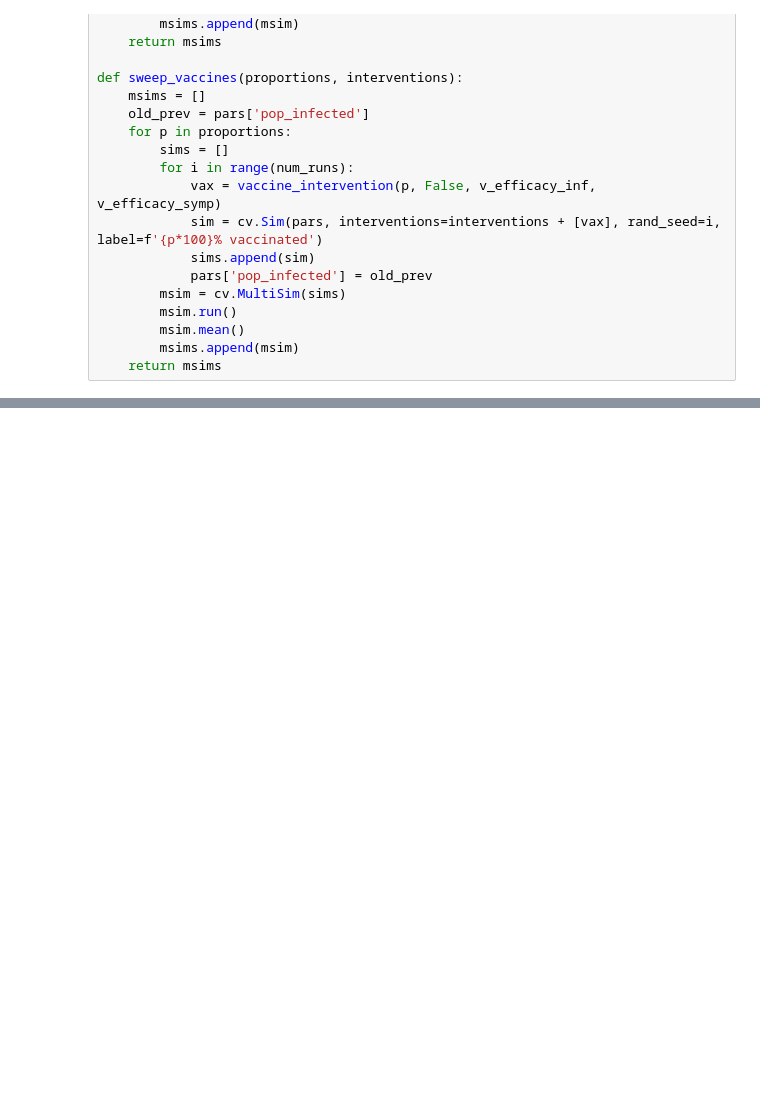
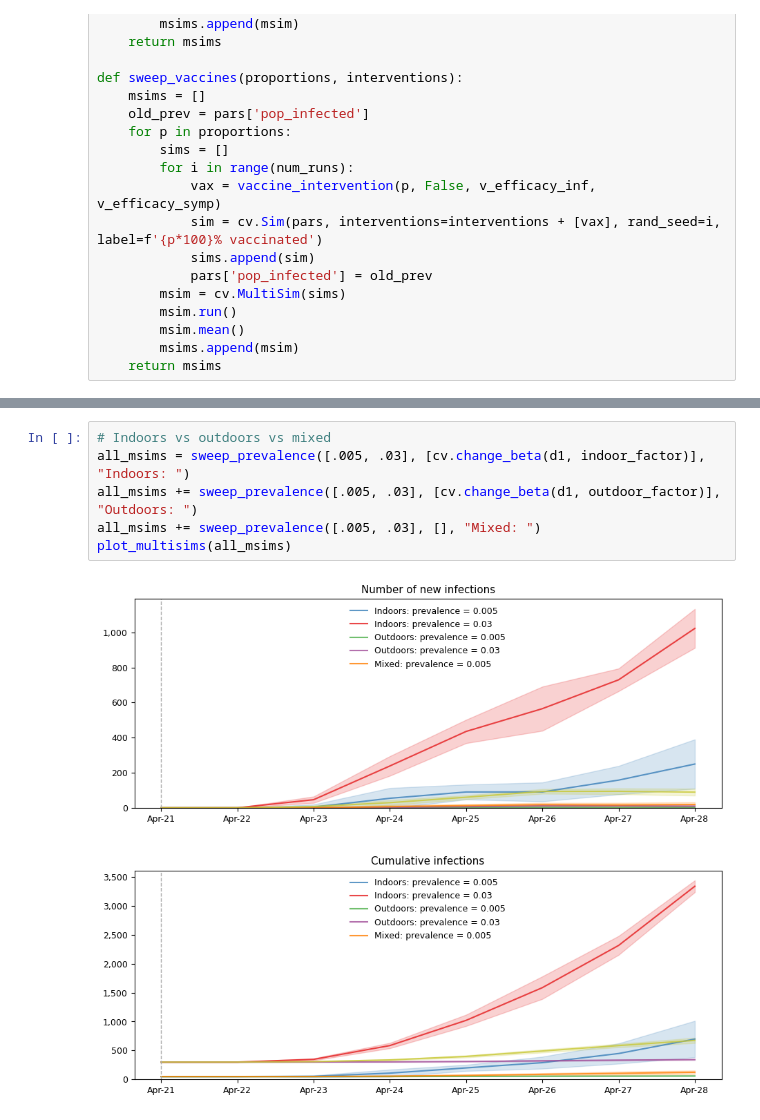
Before and after one commit to JoviaNierenberg/COVID-Event-Safety-Modeling, a Jupyter notebook: main.ipynb, the cells around one changed output, grey strips where cells are left out. Cells and saved outputs as stored; diff of their text form; blank space fills up the shorter version.

```diff
--- a/main.ipynb
+++ b/main.ipynb
@@ -279,0 +332,8 @@ msim.plot(to_plot=['new_infections', 'cum_infections'],color_by_sim=True)
+# %%
+# Indoors vs outdoors vs mixed
+all_msims = sweep_prevalence([.005, .03], [cv.change_beta(d1, indoor_factor)], "Indoors: ")
+all_msims += sweep_prevalence([.005, .03], [cv.change_beta(d1, outdoor_factor)], "Outdoors: ")
+all_msims += sweep_prevalence([.005, .03], [], "Mixed: ")
+plot_multisims(all_msims)
+# %% [output]
+[figure, added]
```
Also changed, not shown: parts of 5 cells of this notebook.
